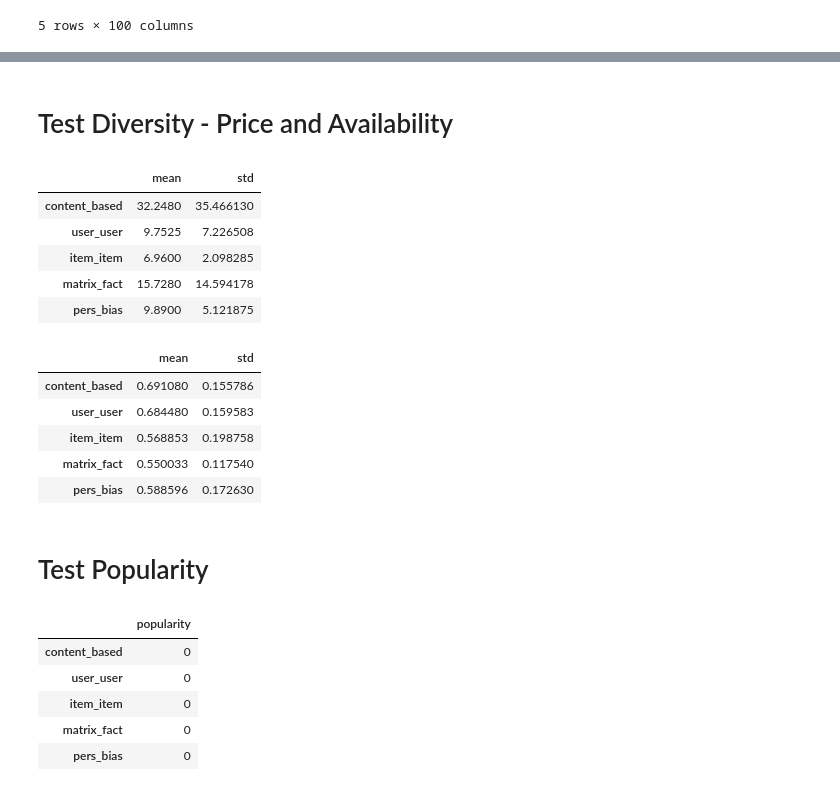
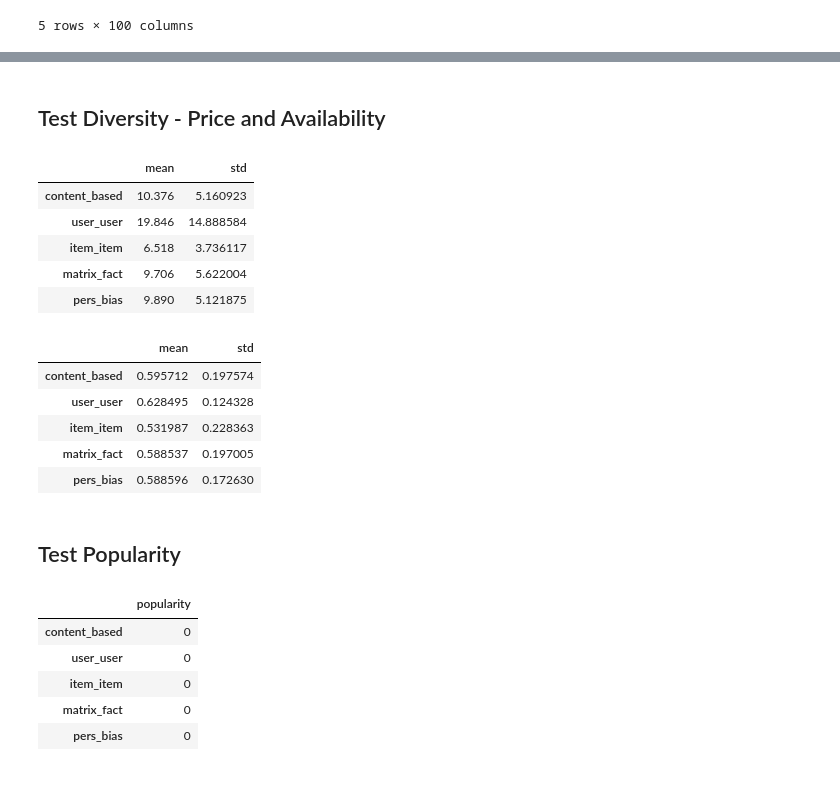
Before and after one commit to caiomiyashiro/RecommenderSystemsNotebooks, a Jupyter notebook: Month 5 Part I - Capstone Assignment II - Metrics Calculation.ipynb, the cells around one changed output, grey strips where cells are left out. Cells and saved outputs as stored; diff of their text form; code cells hidden in the pictures.

```diff
--- a/Month 5 Part I - Capstone Assignment II - Metrics Calculation.ipynb
+++ b/Month 5 Part I - Capstone Assignment II - Metrics Calculation.ipynb
@@ -196,0 +245,3 @@ class RecommenderEvaluator:
+# %%
+userId = '64'
+re = RecommenderEvaluator(items, actual_ratings, content_based, user_user, item_item, matrix_fact, pers_bias)
@@ -199,4 +260,0 @@ class RecommenderEvaluator:
-# %%
-userId = '376'
-re = RecommenderEvaluator(items, actual_ratings, content_based, user_user, item_item, matrix_fact, pers_bias)
-re.nDCG(userId)
@@ -210,2 +270,2 @@ re.nDCG(userId)
 # %% [markdown]
-# Test Diversity - Price and Availability
+## Test Diversity - Price and Availability
@@ -215,23 +272,23 @@ re = RecommenderEvaluator(items, actual_ratings, content_based, user_user, item_
 # %%
-re.price_diversity(USER_ID)
+re.price_diversity(userId)
 # %% [output]
 |  | mean | std |
-| content_based | 32.2480 | 35.466130 |
-| user_user | 9.7525 | 7.226508 |
-| item_item | 6.9600 | 2.098285 |
-| matrix_fact | 15.7280 | 14.594178 |
-| pers_bias | 9.8900 | 5.121875 |
+| content_based | 10.376 | 5.160923 |
+| user_user | 19.846 | 14.888584 |
+| item_item | 6.518 | 3.736117 |
+| matrix_fact | 9.706 | 5.622004 |
+| pers_bias | 9.890 | 5.121875 |
 # %%
-re.availability_diversity(USER_ID)
+re.availability_diversity(userId)
 # %% [output]
 |  | mean | std |
-| content_based | 0.691080 | 0.155786 |
-| user_user | 0.684480 | 0.159583 |
-| item_item | 0.568853 | 0.198758 |
-| matrix_fact | 0.550033 | 0.117540 |
+| content_based | 0.595712 | 0.197574 |
+| user_user | 0.628495 | 0.124328 |
+| item_item | 0.531987 | 0.228363 |
+| matrix_fact | 0.588537 | 0.197005 |
 | pers_bias | 0.588596 | 0.172630 |
 # %% [markdown]
-# Test Popularity
+## Test Popularity
 # %%
 re.popularity(userId)
 # %% [output]
```
Also changed, not shown: parts of 18 cells of this notebook.
